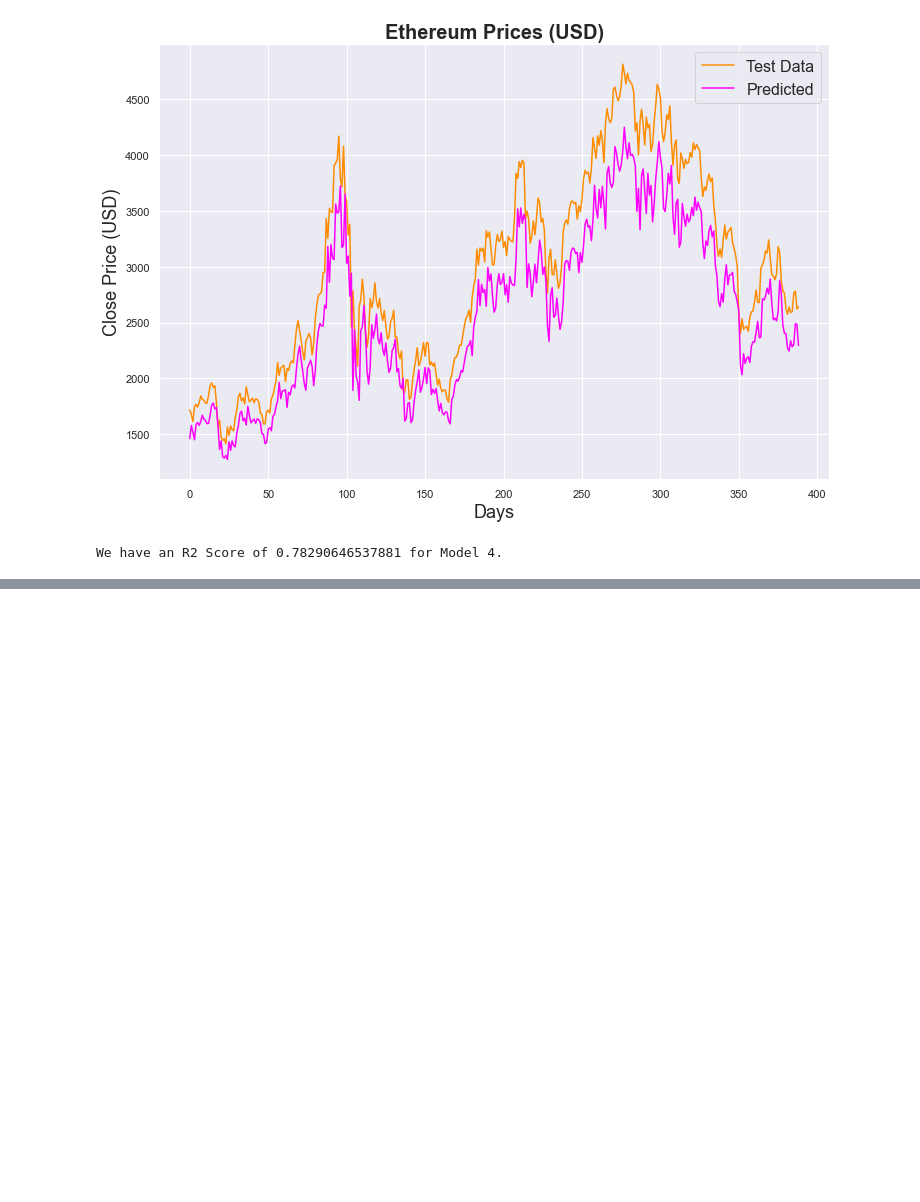
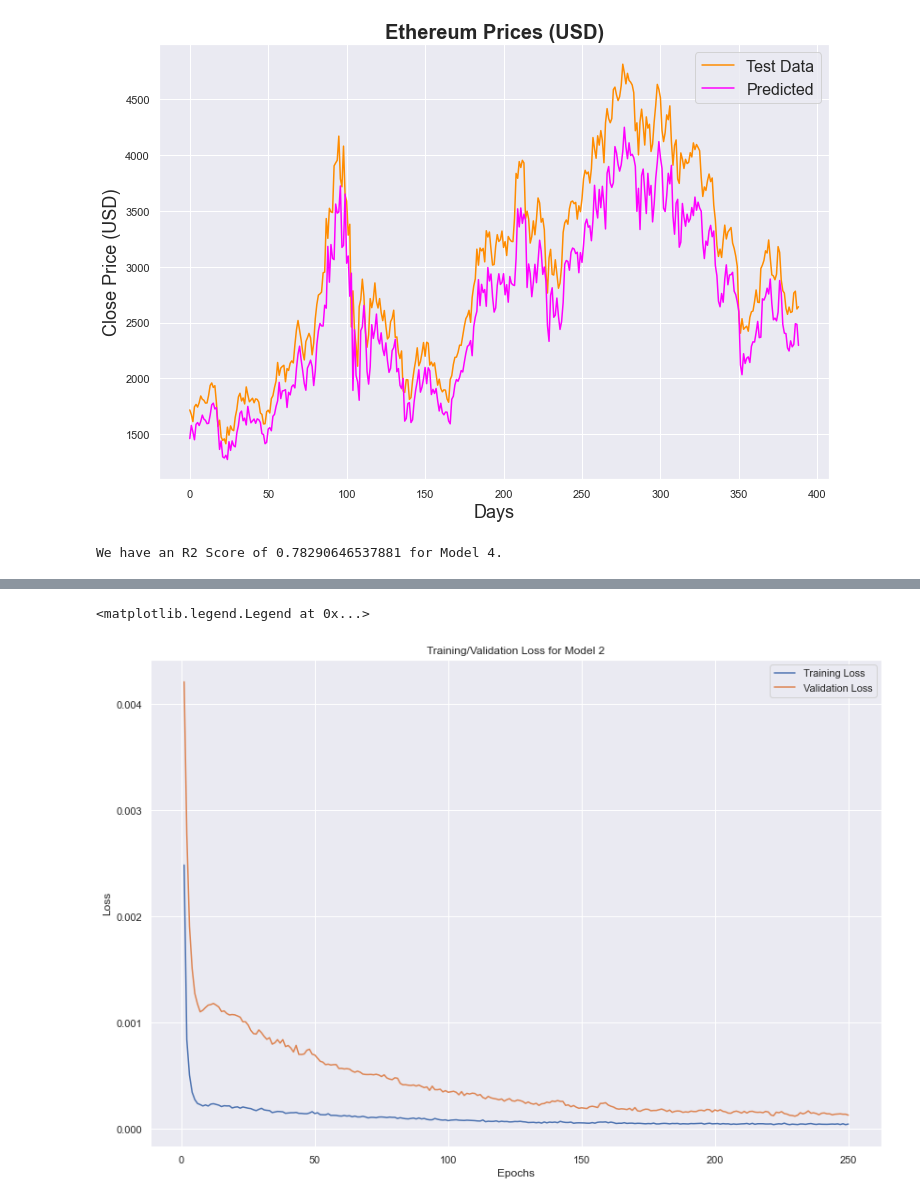
Before and after one commit to GitHubOfAndrew/Time-Series-Analysis-Cryptocurrencies, a Jupyter notebook: Cryptocurrency Forecasting.ipynb, the cells around one changed output, grey strips where cells are left out. Cells and saved outputs as stored; diff of their text form; code cells hidden in the pictures; blank space fills up the shorter version.

Commit message:
5th Prediction Model

```diff
--- a/Cryptocurrency Forecasting.ipynb
+++ b/Cryptocurrency Forecasting.ipynb
@@ -1038,0 +1043,22 @@ We have an R2 Score of 0.78290646537881 for Model 4.
+# %%
+neurons1_LSTM2 = 20
+neurons2_LSTM2 = 40
+lr = 0.0001
+activation = 'linear'
+adam = Adam(learning_rate = lr)
+loss = 'mse'
+batch_size = 5
+epochs = 250
+# %%
+model5 = keras.Sequential(name = 'ETH_LSTM5')
+
+# create layers
+model5.add(layers.LSTM(units = 512, activation = activation, input_shape = (5, 1)))
+model5.add(layers.LeakyReLU(alpha = 0.25))
+model5.add(layers.Dropout(0.2))
+model5.add(layers.Dense(1))
+
+# compile the model
+model5.compile(optimizer = adam, loss = loss)
+
+model5.summary()
@@ -1038,0 +1083,6 @@ We have an R2 Score of 0.78290646537881 for Model 4.
+# %%
+history_5 = model5.fit(x_train, y_train,
+                     validation_split = 0.2,
+                     batch_size = batch_size,
+                     epochs = epochs,
+                     shuffle=False)
@@ -1038,0 +1107,16 @@ We have an R2 Score of 0.78290646537881 for Model 4.
+# %%
+train_loss5, val_loss5 = history_5.history['loss'], history_5.history['val_loss']
+epoch_range = range(1,epochs+1)
+
+fig_perf5 = plt.figure(figsize = (12,8))
+axis_perf5 = fig_perf5.add_axes([0.1,0.1,0.9,0.9])
+
+axis_perf5.set_ylabel('Loss')
+axis_perf5.set_xlabel('Epochs')
+axis_perf5.set_title('Training/Validation Loss for Model 2')
+axis_perf5.plot(epoch_range, train_loss5, label='Training Loss')
+axis_perf5.plot(epoch_range, val_loss5, label='Validation Loss')
+axis_perf5.legend(loc=0)
+# %% [output]
+<matplotlib.legend.Legend at 0x...>
+[figure, added]
```
Also changed, not shown: parts of 6 cells of this notebook.
